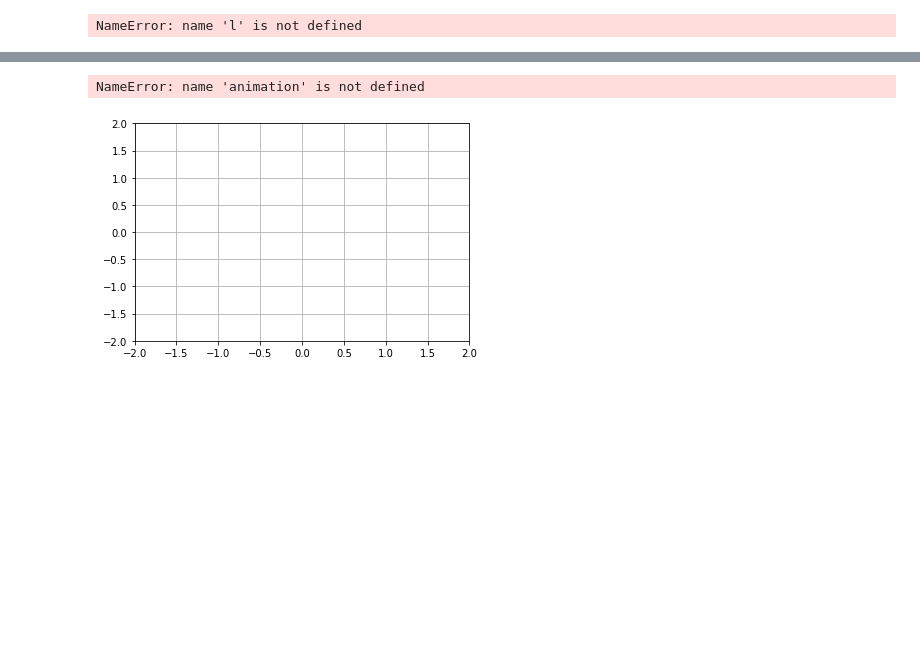
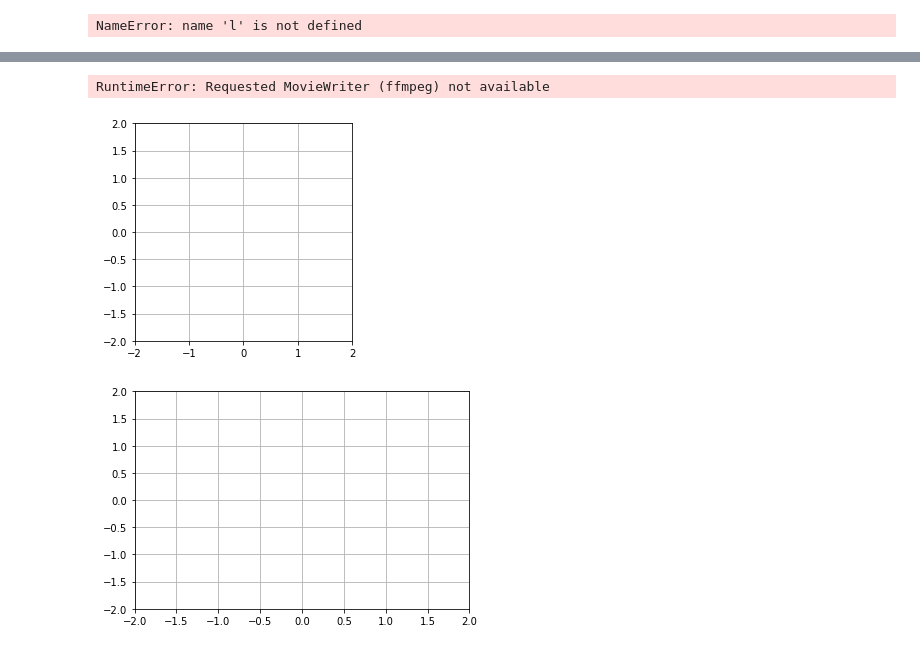
Before and after one commit to luciouw/first_repo-1, a Jupyter notebook: Double_pendule.ipynb, the cells around one changed output, grey strips where cells are left out. Drawn from its saved outputs; the diff is of its cells as text; code cells hidden in the pictures; blank space fills up the shorter version.

Commit message:
reste l'animation

```diff
--- a/Double_pendule.ipynb
+++ b/Double_pendule.ipynb
@@ -219,3 +221,37 @@ Observed order of convergence: p = 3.024
+# %%
+"reste du travail"
+
+
+data = solutions
+fig = pyplot.figure()
+ax = fig.add_subplot(111, autoscale_on=False, xlim=(-2, 2), ylim=(-2, 2))
+ax.grid()
+pyplot.gca().set_aspect('equal', adjustable='box')
+
+line, = ax.plot([], [], 'r-', lw=3)
+extremity, = ax.plot([], [], 'black', lw=1)
+time_template = 'time = %.1fs'
+time_text = ax.text(0.05, 0.9, '', transform=ax.transAxes)
+
+def init():
+    line.set_data([], [])
+    time_text.set_text('')
+    return line, time_text
+
+def animate(i):
+    thisx = [0, x1[i], x2[i]]
+    thisy = [0, y1[i], y2[i]]
+    line.set_data(thisx, thisy)
+    extremity.set_data(x2[:i+1], y2[:i+1])
+    time_text.set_text(time_template % (data[0][i]))
+    return extremity, line, time_text
+
+anim = animation.FuncAnimation(fig, animate, init_func=init,frames=int(len(data[1])), interval=20, blit=True)
+#anim.save("double_pendulum.mp4", fps=fact*5/2)
+HTML(anim.to_html5_video())
+# %% [output]
+RuntimeError: Requested MovieWriter (ffmpeg) not available
+[figure, added]
 # %%
 fig = pyplot.figure()
 ax = fig.add_subplot(111, autoscale_on=False, xlim=(-2, 2), ylim=(-2, 2))
@@ -237,7 +273,7 @@ def animate(i):
     time_text.set_text(time_template % (i*h))
     return line, time_text
 
-ani = animation.FuncAnimation(fig, animate, numpy.arange(1, len(y)),interval=0.001, blit=True, init_func=init)
+ani = animation.FuncAnimation(fig, animate, np.arange(1, len(u)),interval=0.001, blit=True, init_func=init)
 
 # ani.save('double_pendulum.mp4', fps=15)
 pyplot.show()
@@ -258,5 +294,4 @@ pyplot.show()
 # pyplot.plot(t, y2, color='C0', linestyle='-', linewidth=2);
 # pyplot.show()
 # %% [output]
-NameError: name 'animation' is not defined
 [figure]
```
Also changed, not shown: parts of 5 cells of this notebook.
